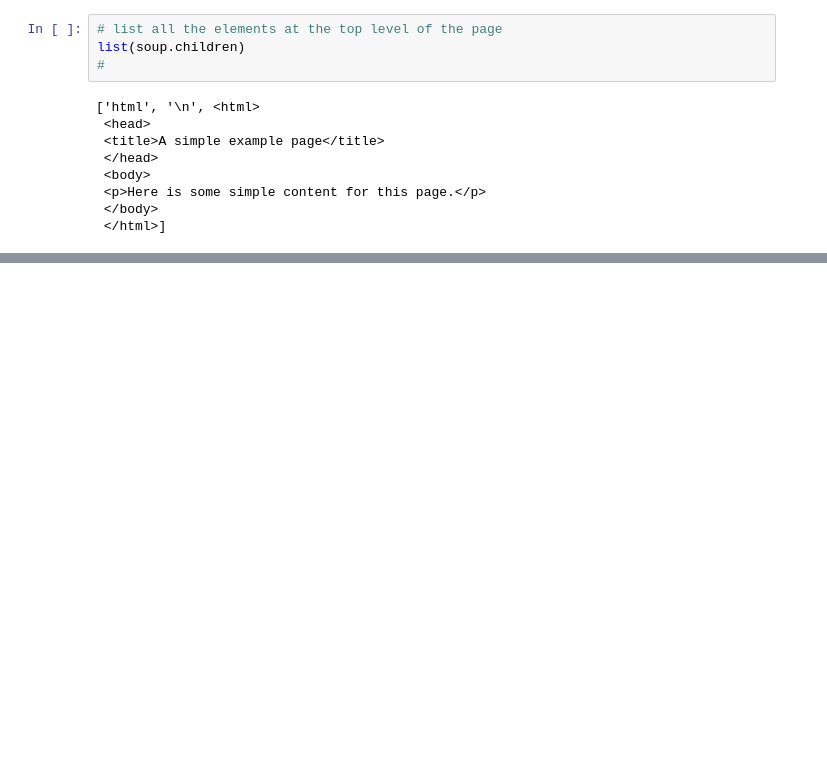
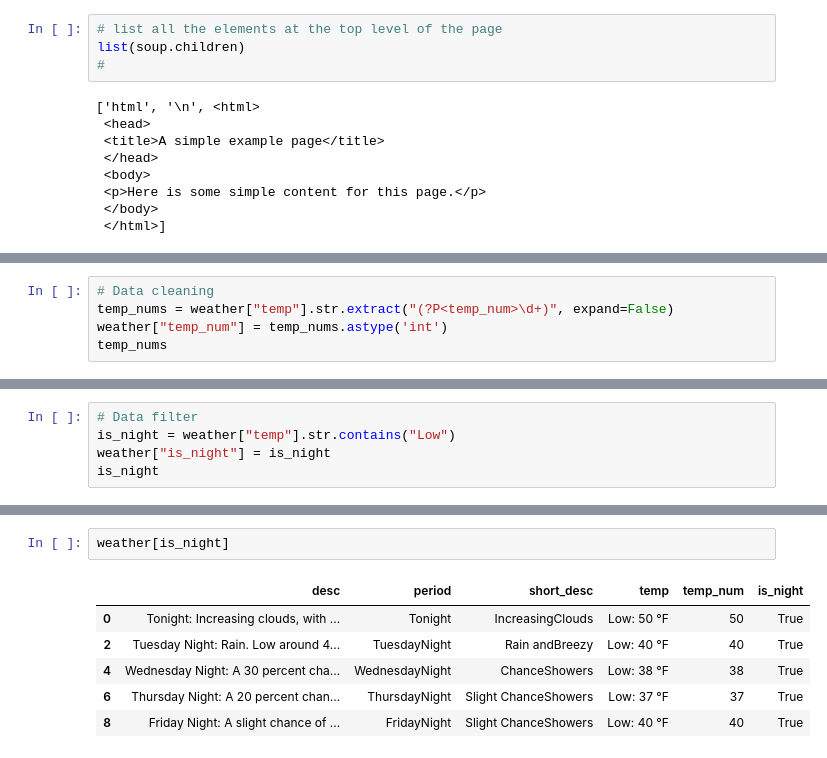
Before and after one commit to JKChang2015/Python, a Jupyter notebook: DataAnalysis/web Scraping.ipynb, the cells around one changed output, grey strips where cells are left out. Cells and saved outputs as stored; diff of their text form; blank space fills up the shorter version.

```diff
--- a/DataAnalysis/web Scraping.ipynb
+++ b/DataAnalysis/web Scraping.ipynb
@@ -198,0 +469,5 @@ list(soup.children)
+# %%
+# Data cleaning
+temp_nums = weather["temp"].str.extract("(?P<temp_num>\d+)", expand=False)
+weather["temp_num"] = temp_nums.astype('int')
+temp_nums
@@ -198,0 +485,5 @@ list(soup.children)
+# %%
+# Data filter
+is_night = weather["temp"].str.contains("Low")
+weather["is_night"] = is_night
+is_night
@@ -198,0 +501,9 @@ list(soup.children)
+# %%
+weather[is_night]
+# %% [output]
+|  | desc | period | short_desc | temp | temp_num | is_night |
+| 0 | Tonight: Increasing clouds, with ... | Tonight | IncreasingClouds | Low: 50 °F | 50 | True |
+| 2 | Tuesday Night: Rain. Low around 4... | TuesdayNight | Rain andBreezy | Low: 40 °F | 40 | True |
+| 4 | Wednesday Night: A 30 percent cha... | WednesdayNight | ChanceShowers | Low: 38 °F | 38 | True |
+| 6 | Thursday Night: A 20 percent chan... | ThursdayNight | Slight ChanceShowers | Low: 37 °F | 37 | True |
+| 8 | Friday Night: A slight chance of ... | FridayNight | Slight ChanceShowers | Low: 40 °F | 40 | True |
```
Also changed, not shown: parts of 23 cells of this notebook.
